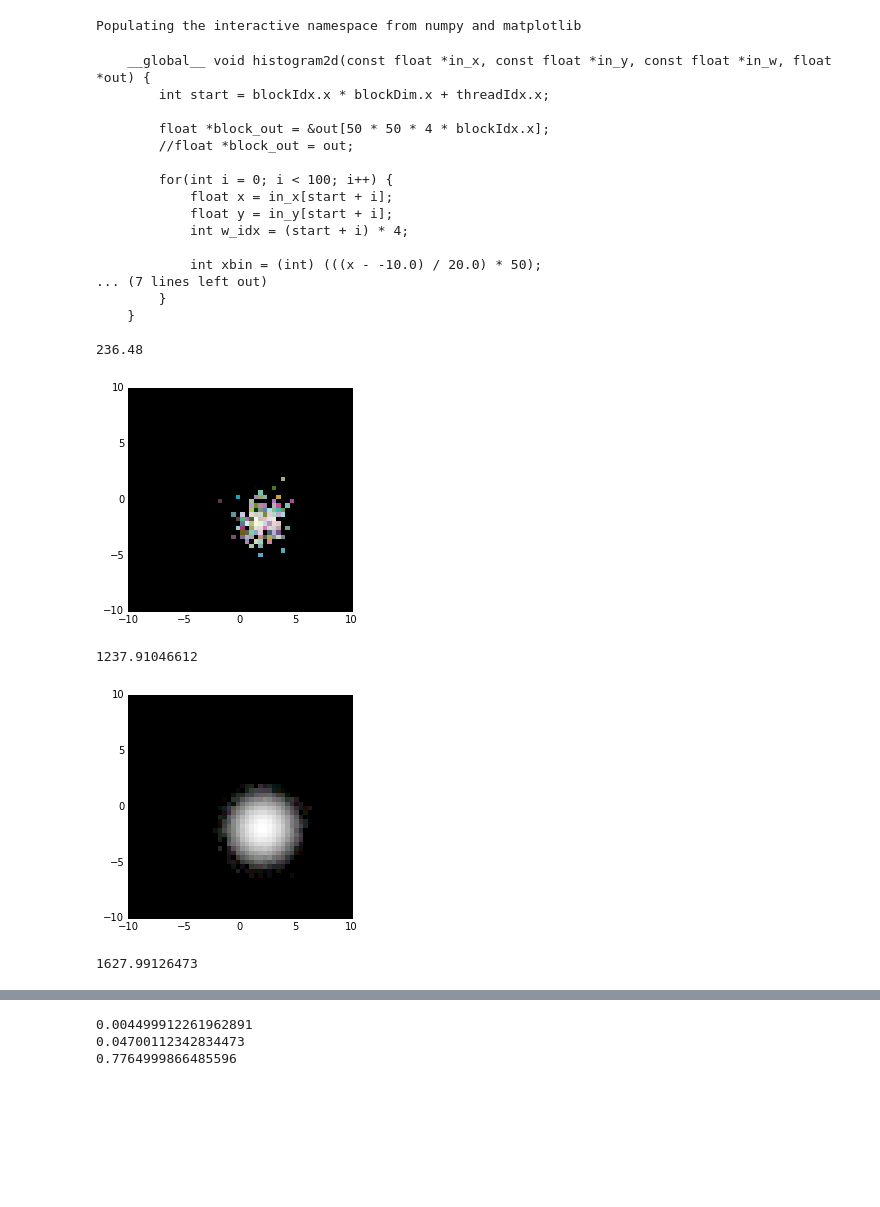
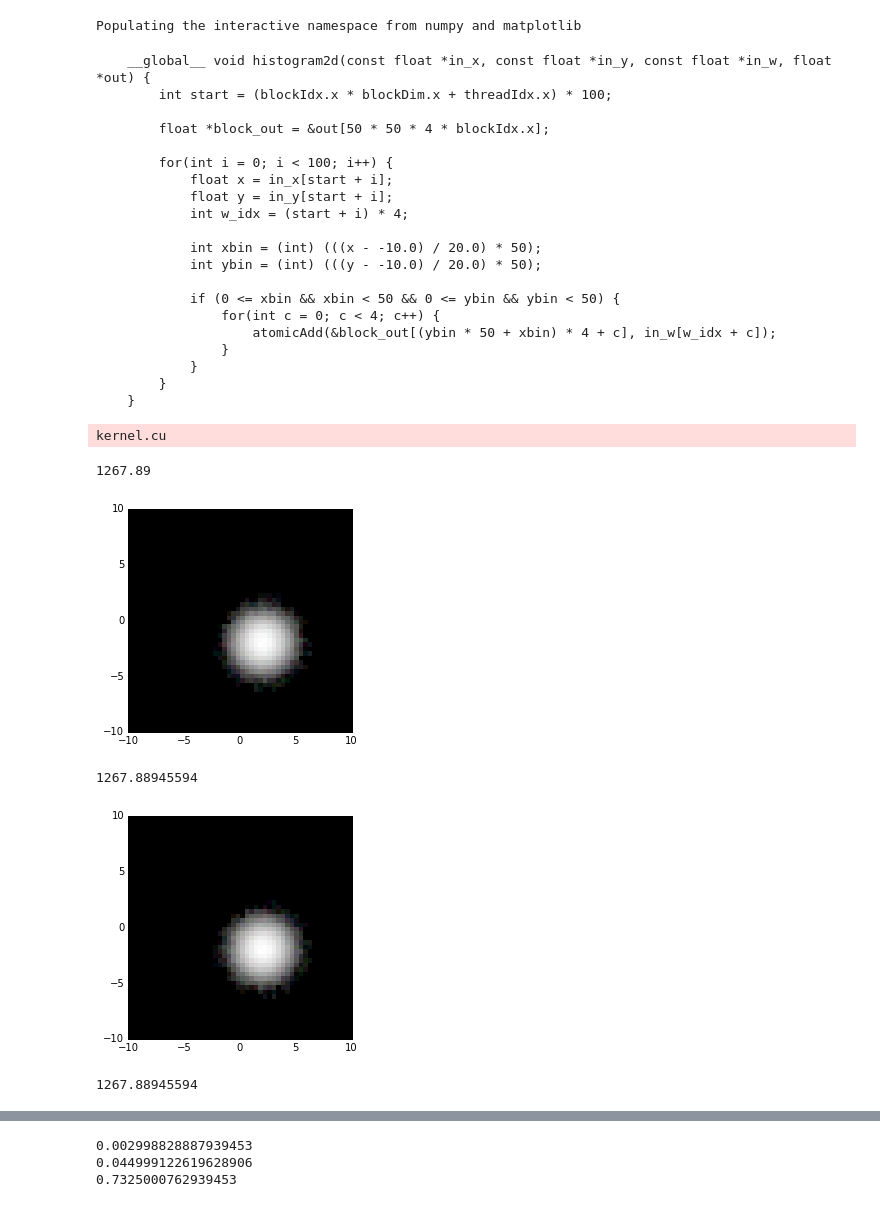
Before and after one commit to scnerd/flames, a Jupyter notebook: flames.ipynb, the cells around one changed output, grey strips where cells are left out. Cells and saved outputs as stored; diff of their text form; code cells hidden in the pictures; blank space fills up the shorter version.

Commit message:
Got CUDA histogram2d finished

```diff
--- a/flames.ipynb
+++ b/flames.ipynb
@@ -1005,10 +1005,9 @@ def make_gpu_histogram(**condensed_args):
     # Creates a histogram in BLOCKS_X pieces, which then need to be added together
     code = '''
     __global__ void histogram2d(const float *in_x, const float *in_y, const float *in_w, float *out) {{
-        int start = blockIdx.x * blockDim.x + threadIdx.x;
+        int start = (blockIdx.x * blockDim.x + threadIdx.x) * {length};
 
         float *block_out = &out[{xres} * {yres} * {num_chans} * blockIdx.x];
-        //float *block_out = out;
 
         for(int i = 0; i < {length}; i++) {{
             float x = in_x[start + i];
@@ -1048,7 +1047,7 @@ def make_gpu_histogram(**condensed_args):
         #    print("Does this look right? Will hit {}% of the points".format(length*threads_per_block*num_blocks/n*100))
         out = np.zeros((num_blocks, yres, xres, num_chans), dtype='float32')
         cuda_hist(drv.In(x), drv.In(y), drv.In(w), drv.Out(out), block=(threads_per_block,1,1), grid=(num_blocks,1))
-        return out[0,:,:,:]
+        return out.sum(axis=0)
         #return out.sum(axis=0)
     return run_hist
 
@@ -1068,7 +1067,7 @@ def make_python_histogram(**condensed_args):
     }
     # Creates a histogram in BLOCKS_X pieces, which then need to be added together
     def slow_hist(in_x, in_y, in_w, out, blockx, blockdimx, threadx):
-        start = blockx * blockdimx + threadx
+        start = (blockx * blockdimx + threadx) * args['length']
 
         block_out_addr = args['xres'] * args['yres'] * args['num_chans'] * blockx
 
@@ -1147,39 +1146,44 @@ plt.imshow(res, interpolation='nearest', aspect='equal', extent=extents)
 plt.show(block=False)
 
 s5 = time()
 res = slow_hist(x, y, w)
 s6 = time()
 print(res.max())
 res = np.log(1+res[:,:,:3])
 res /= np.max(res)
 plt.figure()
 plt.imshow(res, interpolation='nearest', aspect='equal', extent=extents)
 plt.show(block=False)
 
 print(s2-s1)
 print(s4-s3)
 print(s6-s5)
 
 #make_gpu_histogram(**flame_settings)
 # %% [output]
     __global__ void histogram2d(const float *in_x, const float *in_y, const float *in_w, float *out) {
-        int start = blockIdx.x * blockDim.x + threadIdx.x;
+        int start = (blockIdx.x * blockDim.x + threadIdx.x) * 100;
 
         float *block_out = &out[50 * 50 * 4 * blockIdx.x];
-        //float *block_out = out;
 
         for(int i = 0; i < 100; i++) {
             float x = in_x[start + i];
             float y = in_y[start + i];
             int w_idx = (start + i) * 4;
 
             int xbin = (int) (((x - -10.0) / 20.0) * 50);
-... (7 lines left out)
+            int ybin = (int) (((y - -10.0) / 20.0) * 50);
+
+            if (0 <= xbin && xbin < 50 && 0 <= ybin && ybin < 50) {
+                for(int c = 0; c < 4; c++) {
+                    atomicAdd(&block_out[(ybin * 50 + xbin) * 4 + c], in_w[w_idx + c]);
+                }
+            }
         }
     }
-
-236.48
+kernel.cu
+1267.89
-[figure, old version]
+[figure, new version]
-1237.91046612
+1267.88945594
-[figure, old version]
+[figure, new version]
-1627.99126473
+1267.88945594
@@ -1187,3 +1191,3 @@ print(s6-s5)
-0.004499912261962891
-0.04700112342834473
-0.7764999866485596
+0.002998828887939453
+0.044999122619628906
+0.7325000762939453
```
Also changed, not shown: parts of 1 cell of this notebook.
